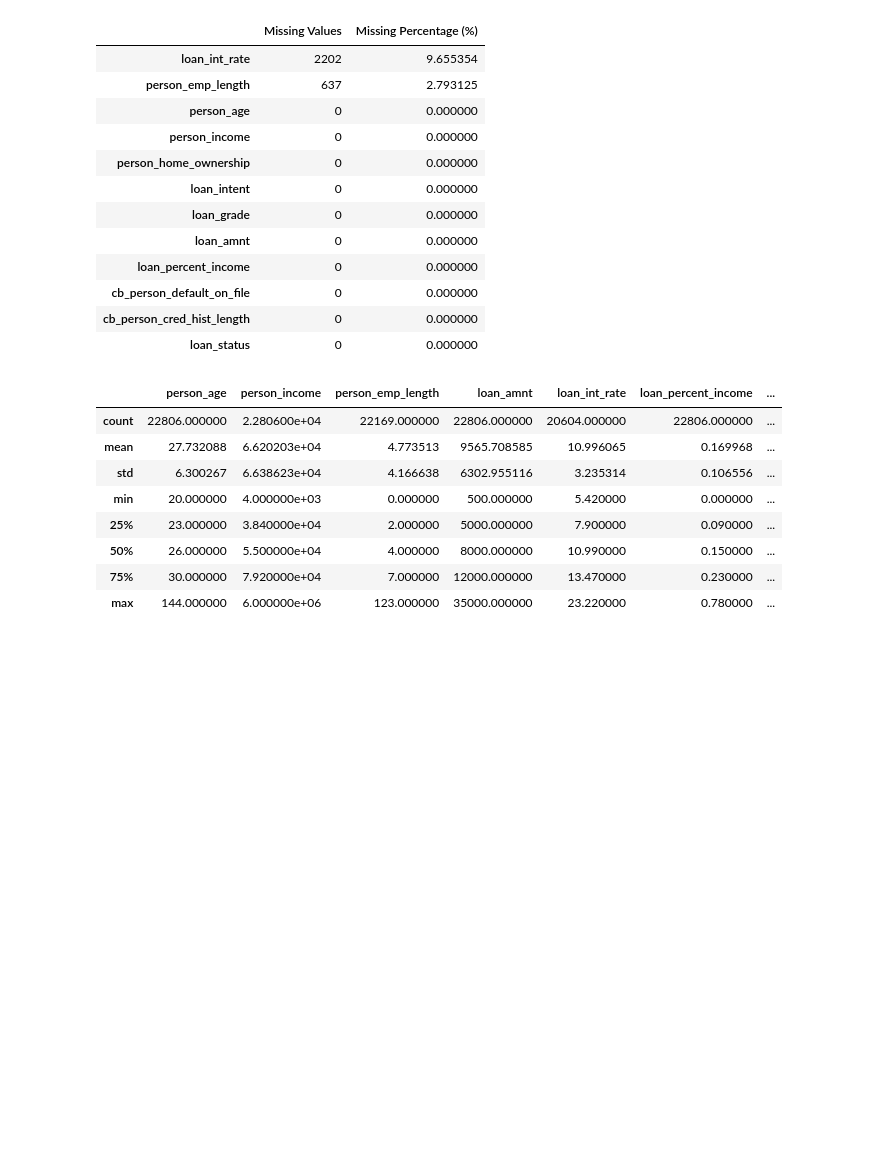
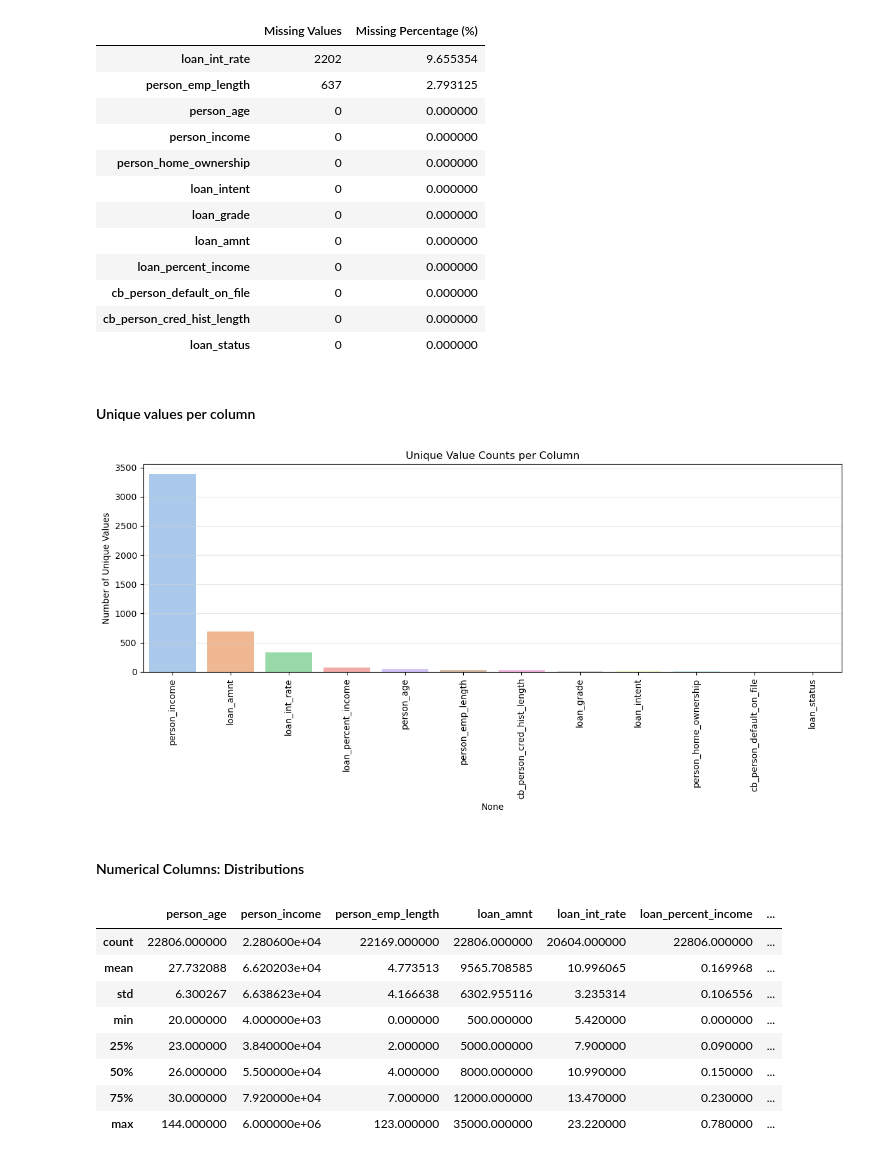
Before and after one commit to kgiannako/credit_risk_modelling, a Jupyter notebook: notebooks/credit-risk-model.ipynb, the cells around one changed output. Saved outputs shown, nothing was run; the diff lists cells and outputs as text; code cells hidden in the pictures; blank space fills up the shorter version.

```diff
--- a/notebooks/credit-risk-model.ipynb
+++ b/notebooks/credit-risk-model.ipynb
@@ -156,6 +577,34 @@ display(missing_values.style.background_gradient(cmap='Reds'))
 | cb_person_default_on_file | 0 | 0.000000 |
 | cb_person_cred_hist_length | 0 | 0.000000 |
 | loan_status | 0 | 0.000000 |
+# %% [markdown]
+#### Unique values per column
+# %%
+# Count unique values per column
+unique_counts = train_credit_data_df.nunique().sort_values(ascending=False)
+
+# Set plot size
+plt.figure(figsize=(12, 6))
+
+# Use seaborn's pastel palette with all different colors
+palette = sns.color_palette("pastel", n_colors=len(unique_counts))
+
+# Barplot
+sns.barplot(x=unique_counts.index, y=unique_counts.values, palette=palette)
+
+# Labels and title
+plt.xticks(rotation=90)
+plt.ylabel('Number of Unique Values')
+plt.title('Unique Value Counts per Column')
+plt.grid(True, axis='y', linestyle='-', color='lightgray', alpha=0.5)
+
+# Tight layout and show
+plt.tight_layout()
+plt.show()
+# %% [output]
+[figure, added]
+# %% [markdown]
+#### Numerical Columns: Distributions
 # %%
 train_credit_data_df.describe()
 # %% [output]
```
Also changed, not shown: parts of 32 cells of this notebook.
